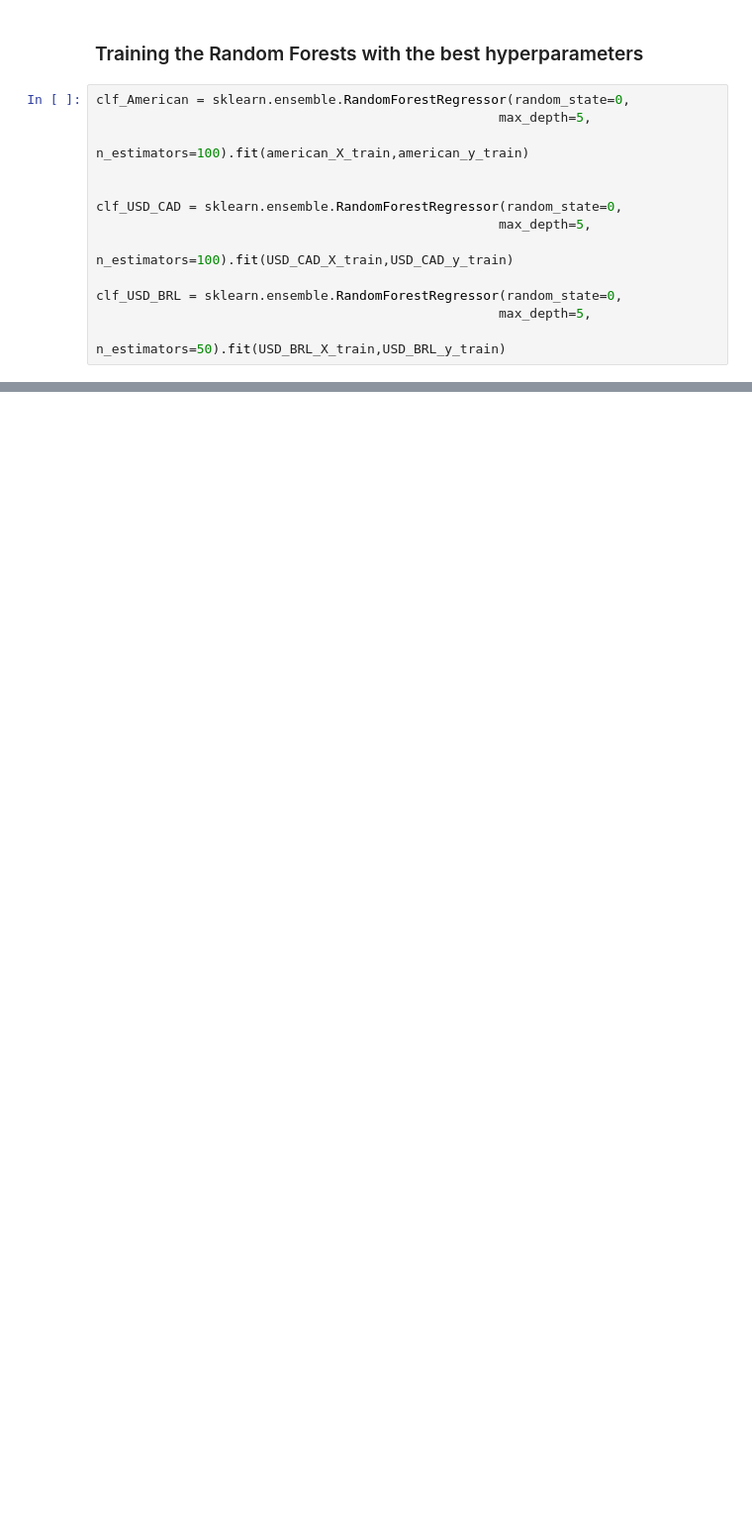
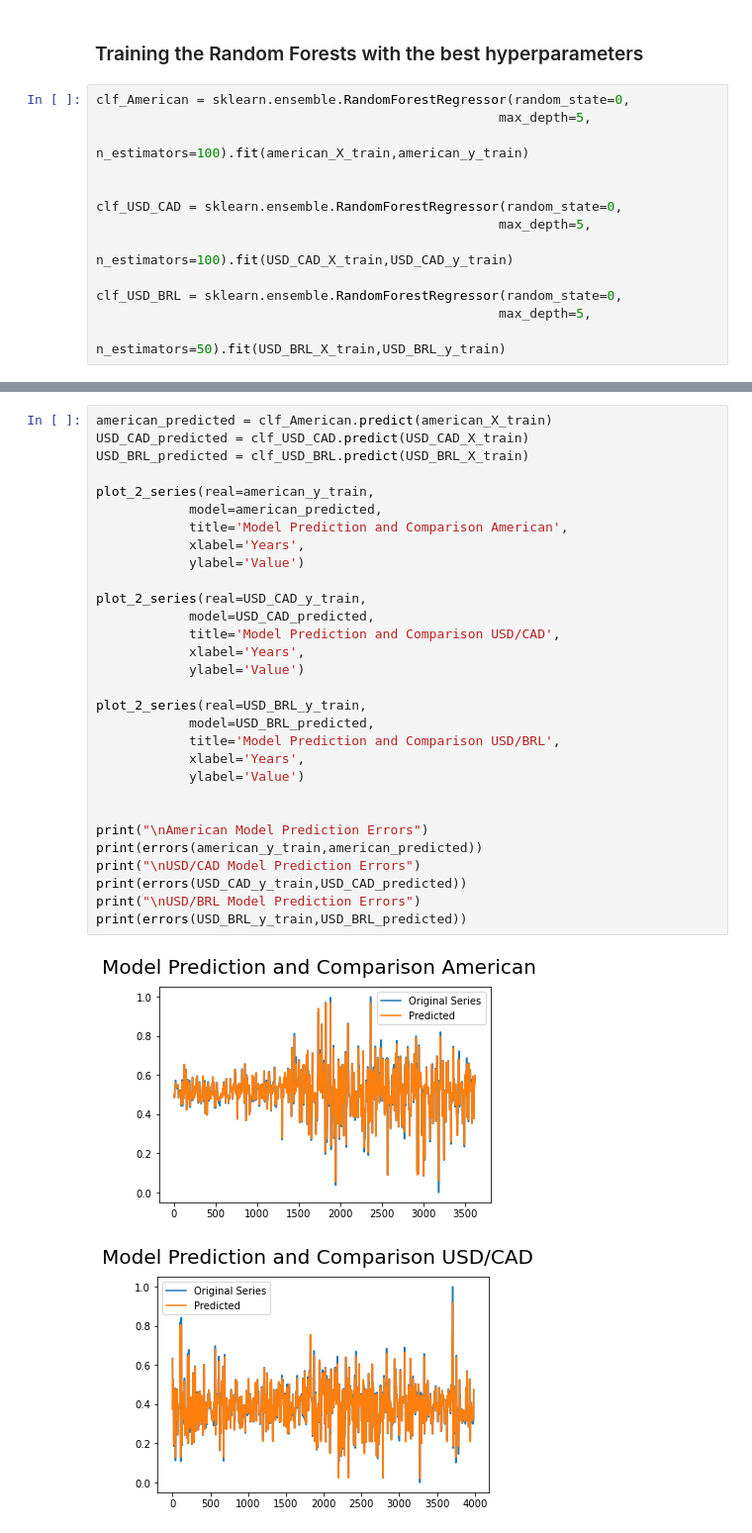
Before and after one commit to MathNog/COMP432-Project, a Jupyter notebook: code/RandomForest.ipynb, the cells around one changed output, grey strips where cells are left out. Shown at 99% size. Cells and saved outputs as stored; diff of their text form; blank space fills up the shorter version.

```diff
--- a/code/RandomForest.ipynb
+++ b/code/RandomForest.ipynb
@@ -246,0 +287,33 @@ USD_BRL_forecast = clf_USD_BRL.predict(USD_BRL_X_test)
+# %%
+american_predicted = clf_American.predict(american_X_train)
+USD_CAD_predicted = clf_USD_CAD.predict(USD_CAD_X_train)
+USD_BRL_predicted = clf_USD_BRL.predict(USD_BRL_X_train)
+
+plot_2_series(real=american_y_train,
+            model=american_predicted,
+            title='Model Prediction and Comparison American',
+            xlabel='Years',
+            ylabel='Value')
+
+plot_2_series(real=USD_CAD_y_train,
+            model=USD_CAD_predicted,
+            title='Model Prediction and Comparison USD/CAD',
+            xlabel='Years',
+            ylabel='Value')
+
+plot_2_series(real=USD_BRL_y_train,
+            model=USD_BRL_predicted,
+            title='Model Prediction and Comparison USD/BRL',
+            xlabel='Years',
+            ylabel='Value')
+
+
+print("\nAmerican Model Prediction Errors")
+print(errors(american_y_train,american_predicted))
+print("\nUSD/CAD Model Prediction Errors")
+print(errors(USD_CAD_y_train,USD_CAD_predicted))
+print("\nUSD/BRL Model Prediction Errors")
+print(errors(USD_BRL_y_train,USD_BRL_predicted))
+# %% [output]
+[figure, added]
+[figure, added]
```
Also changed, not shown: parts of 34 cells of this notebook, 2 other files.
